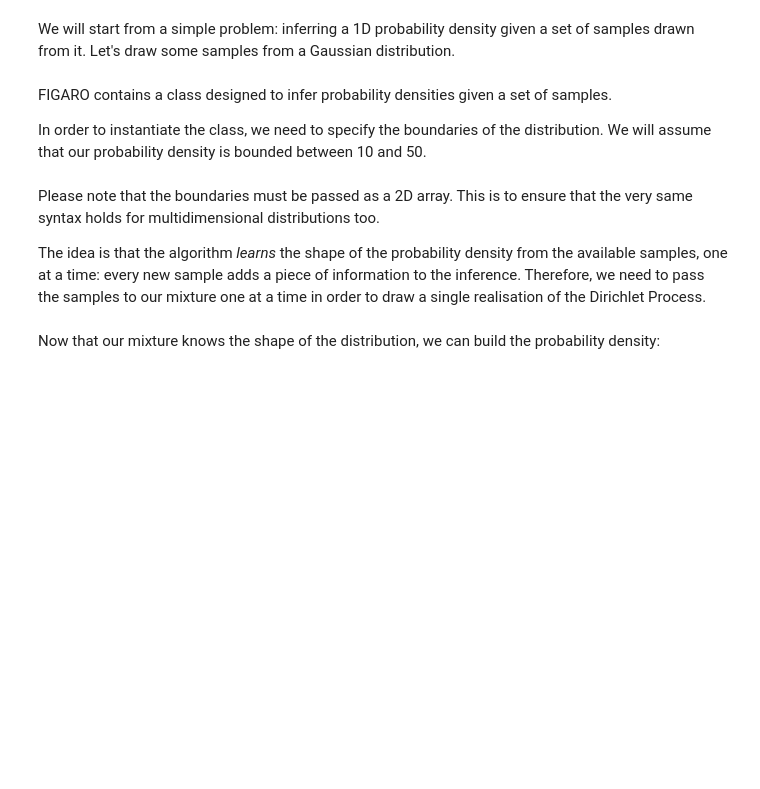
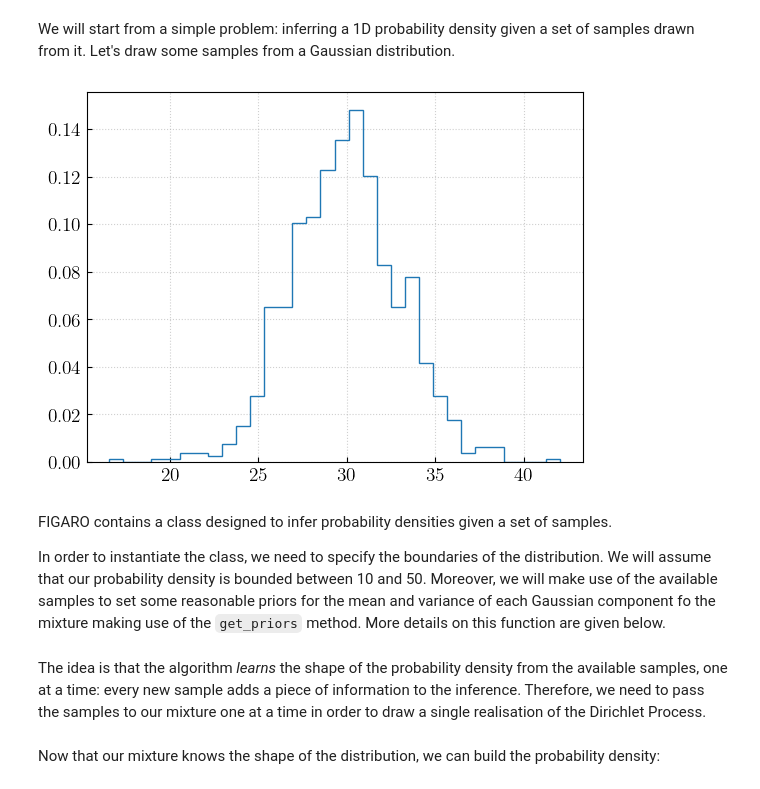
Before and after one commit to sterinaldi/FIGARO, a Jupyter notebook: notebooks/introductive_guide.ipynb, the cells around one changed output. Saved outputs shown, nothing was run; the diff lists cells and outputs as text; code cells hidden in the pictures; blank space fills up the shorter version.

```diff
--- a/notebooks/introductive_guide.ipynb
+++ b/notebooks/introductive_guide.ipynb
@@ -10,21 +10,24 @@ Let's draw some samples from a Gaussian distribution.
 # %%
 import numpy as np
 from scipy.stats import norm, uniform
 import matplotlib.pyplot as plt
 from tqdm import tqdm
+from figaro import plot_settings
 
 mu = 30
 sigma = 3
 n_samps = 1000
 dist = norm(mu, sigma)
 
 samples = dist.rvs(n_samps)
 
-n, b, p = plt.hist(samples, bins = int(np.sqrt(len(samples))), histtype = 'step', density = True)
+n, b, p = plt.hist(samples, histtype = 'step', density = True)
+# %% [output]
+[figure, added]
 # %% [markdown]
 FIGARO contains a class designed to infer probability densities given a set of samples.
 
 In order to instantiate the class, we need to specify the boundaries of the distribution.
-We will assume that our probability density is bounded between 10 and 50.
+We will assume that our probability density is bounded between 10 and 50. Moreover, we will make use of the available samples to set some reasonable priors for the mean and variance of each Gaussian component fo the mixture making use of the `get_priors` method. More details on this function are given below.
 # %%
 from figaro.mixture import DPGMM
@@ -36,6 +42,4 @@ mix = DPGMM([[x_min, x_max]])
 # %% [markdown]
-Please note that the boundaries must be passed as a 2D array. This is to ensure that the very same syntax holds for multidimensional distributions too.
-
 The idea is that the algorithm *learns* the shape of the probability density from the available samples, one at a time: every new sample adds a piece of information to the inference. Therefore, we need to pass the samples to our mixture one at a time in order to draw a single realisation of the Dirichlet Process.
 # %%
 for s in tqdm(samples):
```
Also changed, not shown: parts of 33 cells of this notebook.
